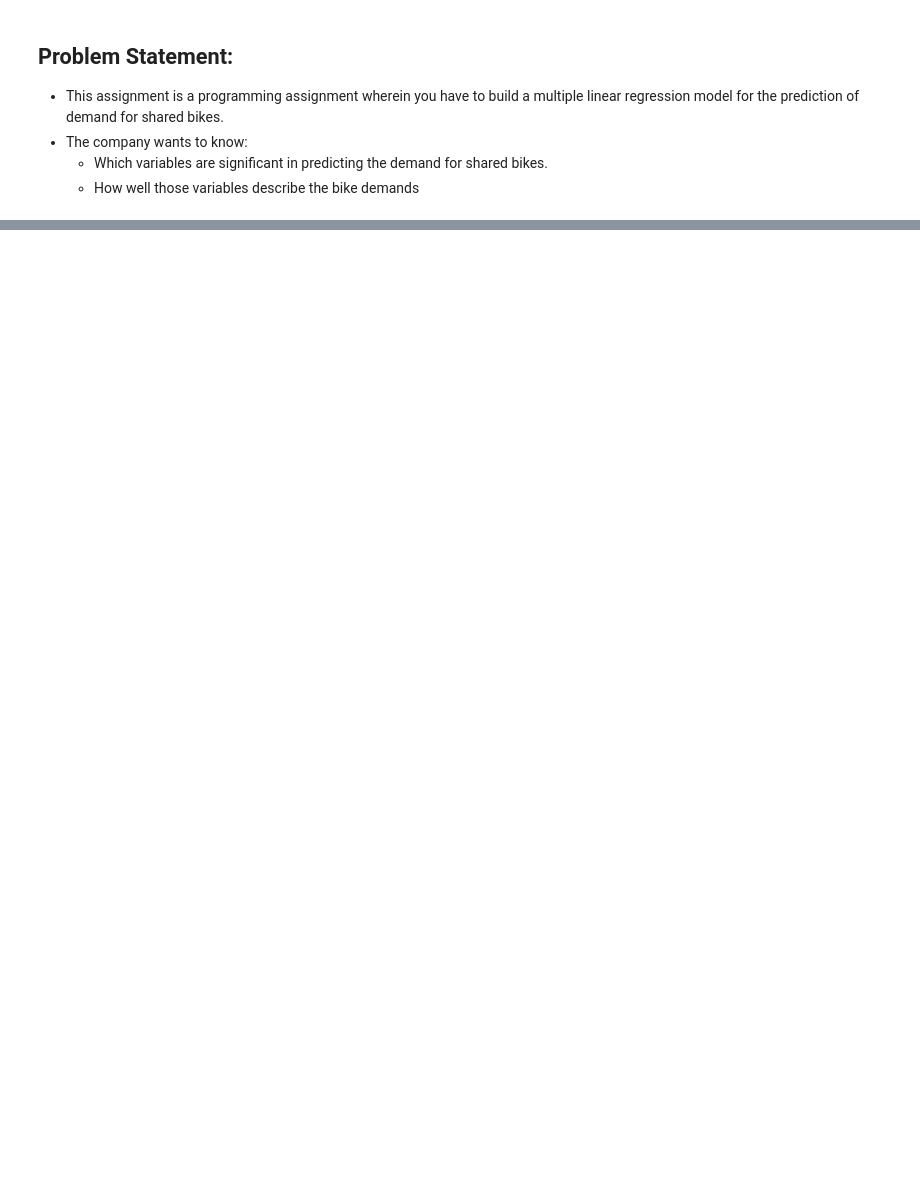
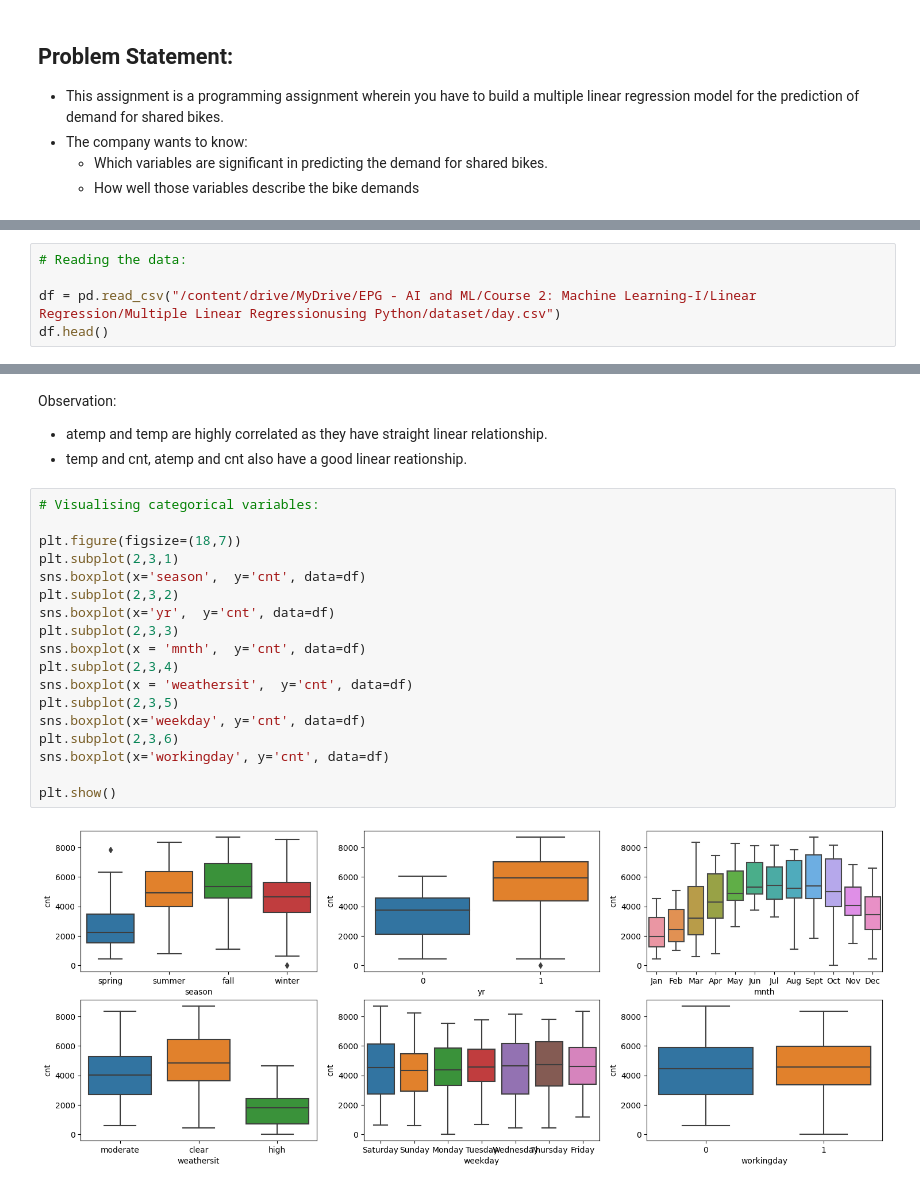
Before and after one commit to Dipti028/BikeSharingAssignment, a Jupyter notebook: Bike_Sharing_Assignment.ipynb, the cells around one changed output, grey strips where cells are left out. Saved outputs shown, nothing was run; the diff lists cells and outputs as text; blank space fills up the shorter version.

```diff
--- a/Bike_Sharing_Assignment.ipynb
+++ b/Bike_Sharing_Assignment.ipynb
@@ -63,0 +20,5 @@ df.describe()
+# %%
+# Reading the data:
+
+df = pd.read_csv("/content/drive/MyDrive/EPG - AI and ML/Course 2: Machine Learning-I/Linear Regression/Multiple Linear Regressionusing Python/dataset/day.csv")
+df.head()
@@ -92,0 +105,24 @@ df[['weathersit']] = df[['weathersit']].apply(lambda x: x.map({1: 'clear', 2:'mo
+# %% [markdown]
+Observation:
+- atemp and temp are highly correlated as they have straight linear relationship.
+- temp and cnt, atemp and cnt also have a good linear reationship.
+# %%
+# Visualising categorical variables:
+
+plt.figure(figsize=(18,7))
+plt.subplot(2,3,1)
+sns.boxplot(x='season',  y='cnt', data=df)
+plt.subplot(2,3,2)
+sns.boxplot(x='yr',  y='cnt', data=df)
+plt.subplot(2,3,3)
+sns.boxplot(x = 'mnth',  y='cnt', data=df)
+plt.subplot(2,3,4)
+sns.boxplot(x = 'weathersit',  y='cnt', data=df)
+plt.subplot(2,3,5)
+sns.boxplot(x='weekday', y='cnt', data=df)
+plt.subplot(2,3,6)
+sns.boxplot(x='workingday', y='cnt', data=df)
+
+plt.show()
+# %% [output]
+[figure, added]
```
Also changed, not shown: parts of 116 cells of this notebook.
